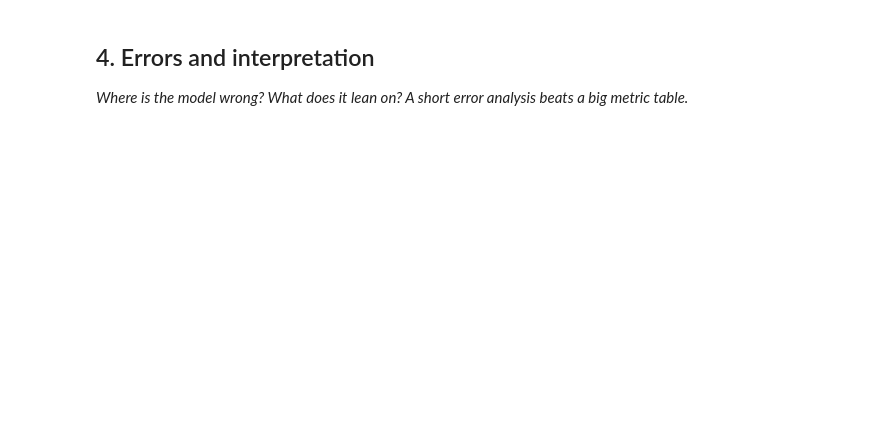
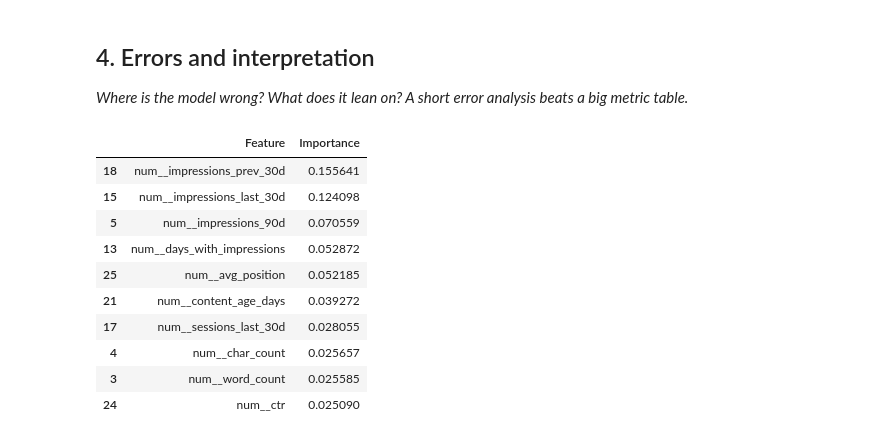
Before and after one commit to Vedant-Jagtap/flyrank-ml-internship, a Jupyter notebook: work/notebooks/w05_model.ipynb, the cells around one changed output. Cells and saved outputs as stored; diff of their text form; code cells hidden in the pictures; blank space fills up the shorter version.

```diff
--- a/work/notebooks/w05_model.ipynb
+++ b/work/notebooks/w05_model.ipynb
@@ -22,3 +236,36 @@ This skeleton is yours to fill. Work the sections **in order** — each one has
 ## 4. Errors and interpretation
 
 *Where is the model wrong? What does it lean on? A short error analysis beats a big metric table.*
+# %%
+# Feature importance
+
+rf = rf_model.named_steps["model"]
+
+feature_names = (
+    rf_model.named_steps["prep"]
+    .get_feature_names_out()
+)
+
+importance = pd.DataFrame({
+    "Feature": feature_names,
+    "Importance": rf.feature_importances_
+})
+
+importance = importance.sort_values(
+    "Importance",
+    ascending=False
+)
+
+importance.head(10)
+# %% [output]
+|  | Feature | Importance |
+| 18 | num__impressions_prev_30d | 0.155641 |
+| 15 | num__impressions_last_30d | 0.124098 |
+| 5 | num__impressions_90d | 0.070559 |
+| 13 | num__days_with_impressions | 0.052872 |
+| 25 | num__avg_position | 0.052185 |
+| 21 | num__content_age_days | 0.039272 |
+| 17 | num__sessions_last_30d | 0.028055 |
+| 4 | num__char_count | 0.025657 |
+| 3 | num__word_count | 0.025585 |
+| 24 | num__ctr | 0.025090 |
```
Also changed, not shown: parts of 17 cells of this notebook.
